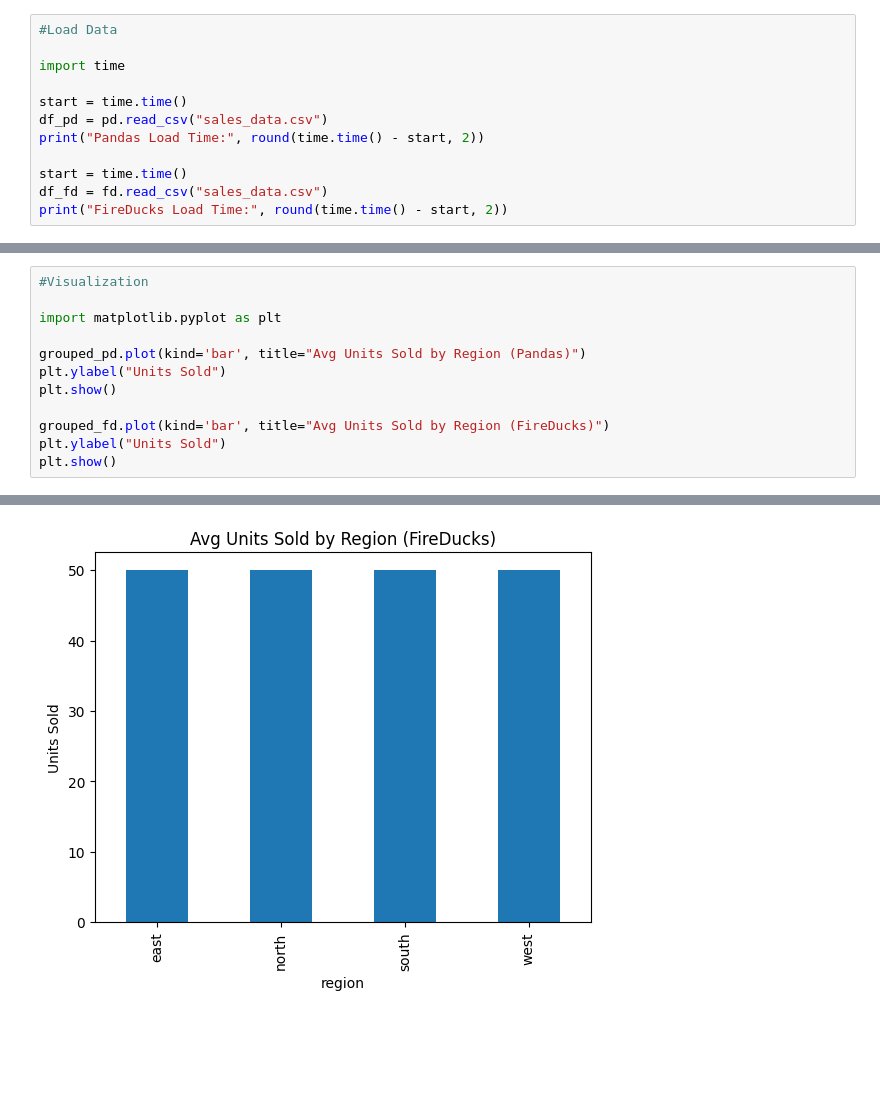
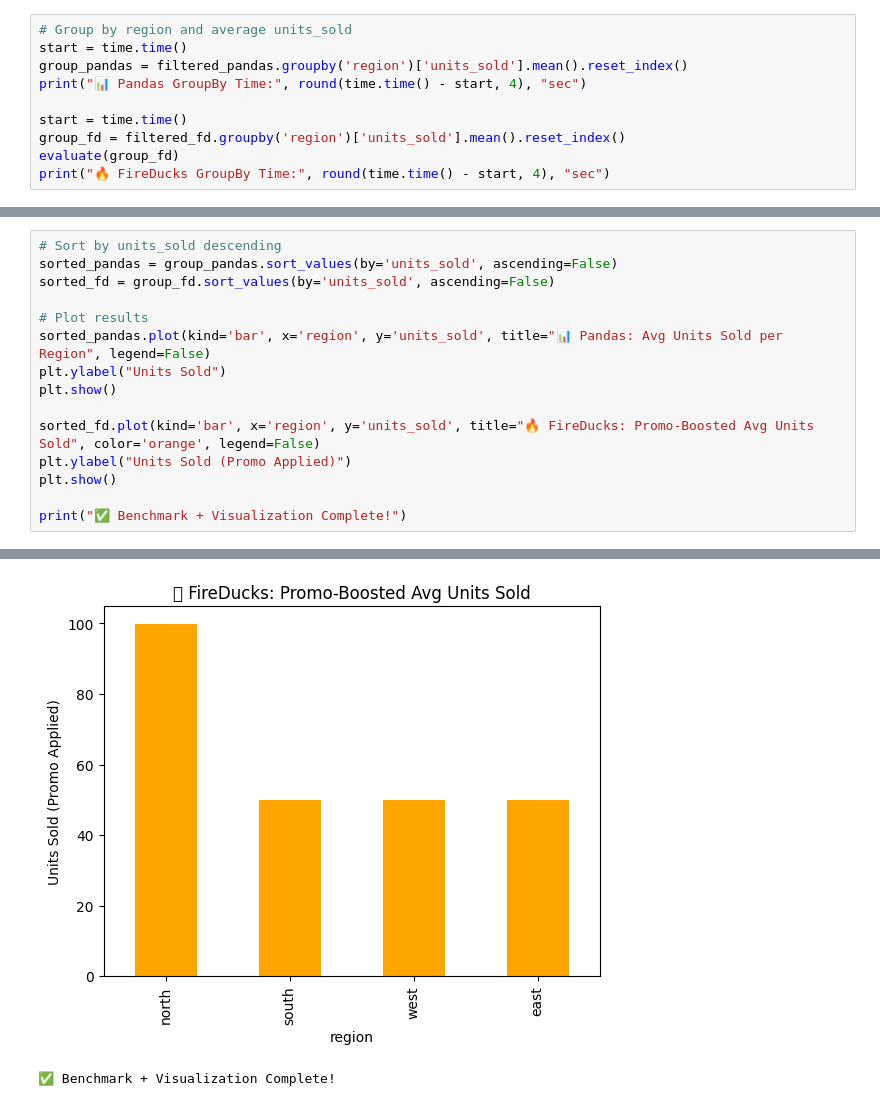
Before and after one commit to imsumedhaa/fireducks-vs-pandas-EDA, a Jupyter notebook: EDA_&_Visualization.ipynb, the cells around one changed output, grey strips where cells are left out. Cells and saved outputs as stored; diff of their text form; blank space fills up the shorter version.

Commit message:
change in the Visualization

```diff
--- a/EDA_&_Visualization.ipynb
+++ b/EDA_&_Visualization.ipynb
@@ -35,13 +78,11 @@ Successfully installed fireducks-1.2.6 firefw-1.2.6 pyarrow-19.0.1
 # %%
-#Load Data
-
-import time
+# Group by region and average units_sold
+start = time.time()
+group_pandas = filtered_pandas.groupby('region')['units_sold'].mean().reset_index()
+print("📊 Pandas GroupBy Time:", round(time.time() - start, 4), "sec")
 
 start = time.time()
-df_pd = pd.read_csv("sales_data.csv")
-print("Pandas Load Time:", round(time.time() - start, 2))
-
-start = time.time()
-df_fd = fd.read_csv("sales_data.csv")
-print("FireDucks Load Time:", round(time.time() - start, 2))
+group_fd = filtered_fd.groupby('region')['units_sold'].mean().reset_index()
+evaluate(group_fd)
+print("🔥 FireDucks GroupBy Time:", round(time.time() - start, 4), "sec")
 # %% [output]
@@ -74,13 +91,16 @@ print("🔥 FireDucks GroupBy Time:", round(time.time() - start, 4), "seconds")
 # %%
-#Visualization
+# Sort by units_sold descending
+sorted_pandas = group_pandas.sort_values(by='units_sold', ascending=False)
+sorted_fd = group_fd.sort_values(by='units_sold', ascending=False)
 
-import matplotlib.pyplot as plt
-
-grouped_pd.plot(kind='bar', title="Avg Units Sold by Region (Pandas)")
+# Plot results
+sorted_pandas.plot(kind='bar', x='region', y='units_sold', title="📊 Pandas: Avg Units Sold per Region", legend=False)
 plt.ylabel("Units Sold")
 plt.show()
 
-grouped_fd.plot(kind='bar', title="Avg Units Sold by Region (FireDucks)")
-plt.ylabel("Units Sold")
+sorted_fd.plot(kind='bar', x='region', y='units_sold', title="🔥 FireDucks: Promo-Boosted Avg Units Sold", color='orange', legend=False)
+plt.ylabel("Units Sold (Promo Applied)")
 plt.show()
+
+print("✅ Benchmark + Visualization Complete!")
 # %% [output]
@@ -88 +108,2 @@ plt.show()
-[figure, old version]
+[figure, new version]
+✅ Benchmark + Visualization Complete!
```
Also changed, not shown: parts of 5 cells of this notebook.
